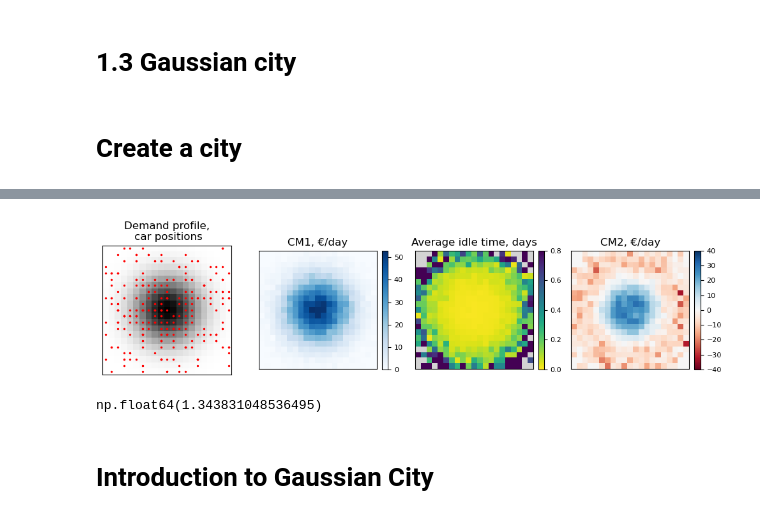
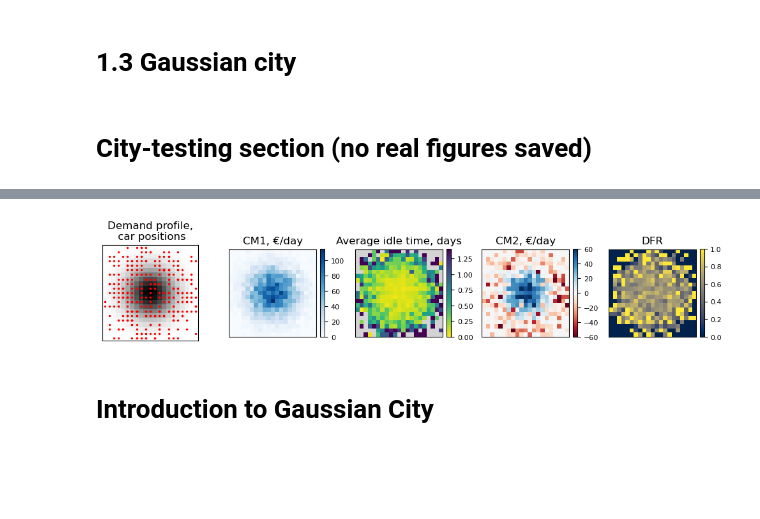
Before and after one commit to khakhalin/carsharing101, a Jupyter notebook: scripts/01natural_03city.ipynb, the cells around one changed output, grey strips where cells are left out. Cells and saved outputs as stored; diff of their text form; code cells hidden in the pictures; blank space fills up the shorter version.

Commit message:
Model: DFR, fixed financial stats, basic city stats added

```diff
--- a/scripts/01natural_03city.ipynb
+++ b/scripts/01natural_03city.ipynb
@@ -5,20 +5,22 @@ import numpy as np
 import pandas as pd
 import matplotlib.pyplot as plt
 # %% [markdown]
-# Create a city
+# City-testing section (no real figures saved)
 # %%
 # Testing grounds, not a real figure
 config = {
     "seed": 1,  # Random seed
     "city_width": 21, # km
-    "grid_step": 1,
-    "density_sigma": 5, # Gaussian sigma,
-    "n_cores": 1,
-    "n_cars": 300,
+    "initial_r": 5, # km
+    "grid_step": 1, # km. Use 1 for ~intermediate resolution
+    "density_sigma": 5, # Gaussian sigma. A bit smaller than default, to have close-to-zero demands
+    "n_cars": 500,
     "settle_down_steps": 3000, # Number of steps without stats collection, for the system to settle down
-    "p_rental": 0.5,  # Fine-tuned to make a city break even
+    "p_factor": 0.06,  # The simplest way to regulate trips/car/day and city profitability
+    "tick_in_minutes": 2,
 }
 
+import numpy as np
 import matplotlib.pyplot as plt
 from city_simulator import City
 
@@ -27,7 +29,4 @@ city.init_cars()
 city.simulate(5000)
 plt.figure(figsize=(10, 5))
 city.visualize()
-
-# 5.49, 5.22, 3.89, 5.04, 3.42, 3.93
-# 6.71, 5.80, 4.06, 6.28, 6.45, 6.97
 # %% [output]
@@ -45,11 +44,4 @@ city.visualize()
-[figure, old version]
+[figure, new version]
-# %%
-import numpy as np
-a = np.mean([5.49, 5.22, 3.89, 5.04, 3.42, 3.93])
-b = np.mean([6.71, 5.80, 4.06, 6.28, 6.45, 6.97])
-b/a
-# %% [output]
-np.float64(1.343831048536495)
 # %% [markdown]
 # Introduction to Gaussian City
 # %%
```
Also changed, not shown: parts of 8 cells of this notebook, 10 other files.
